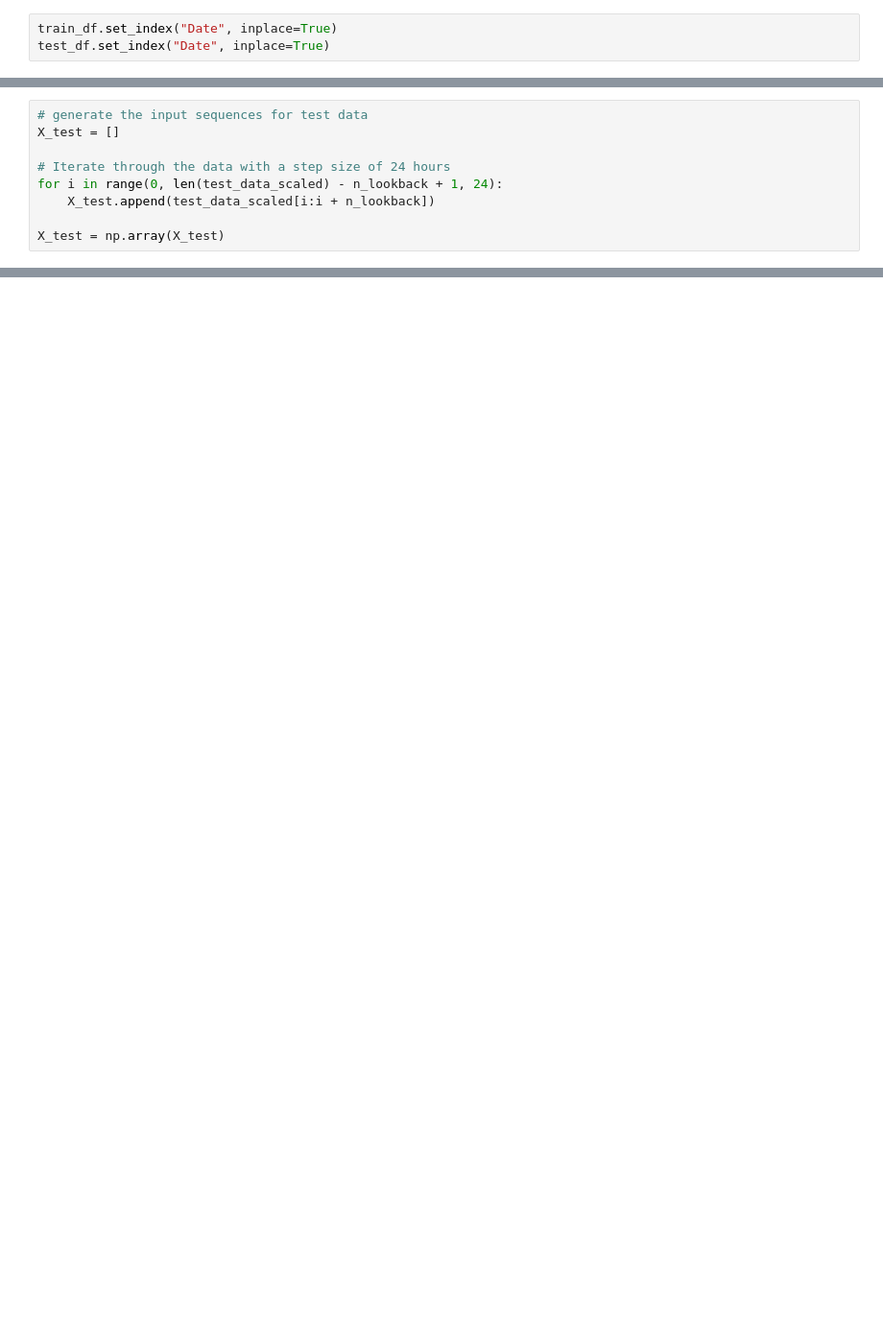
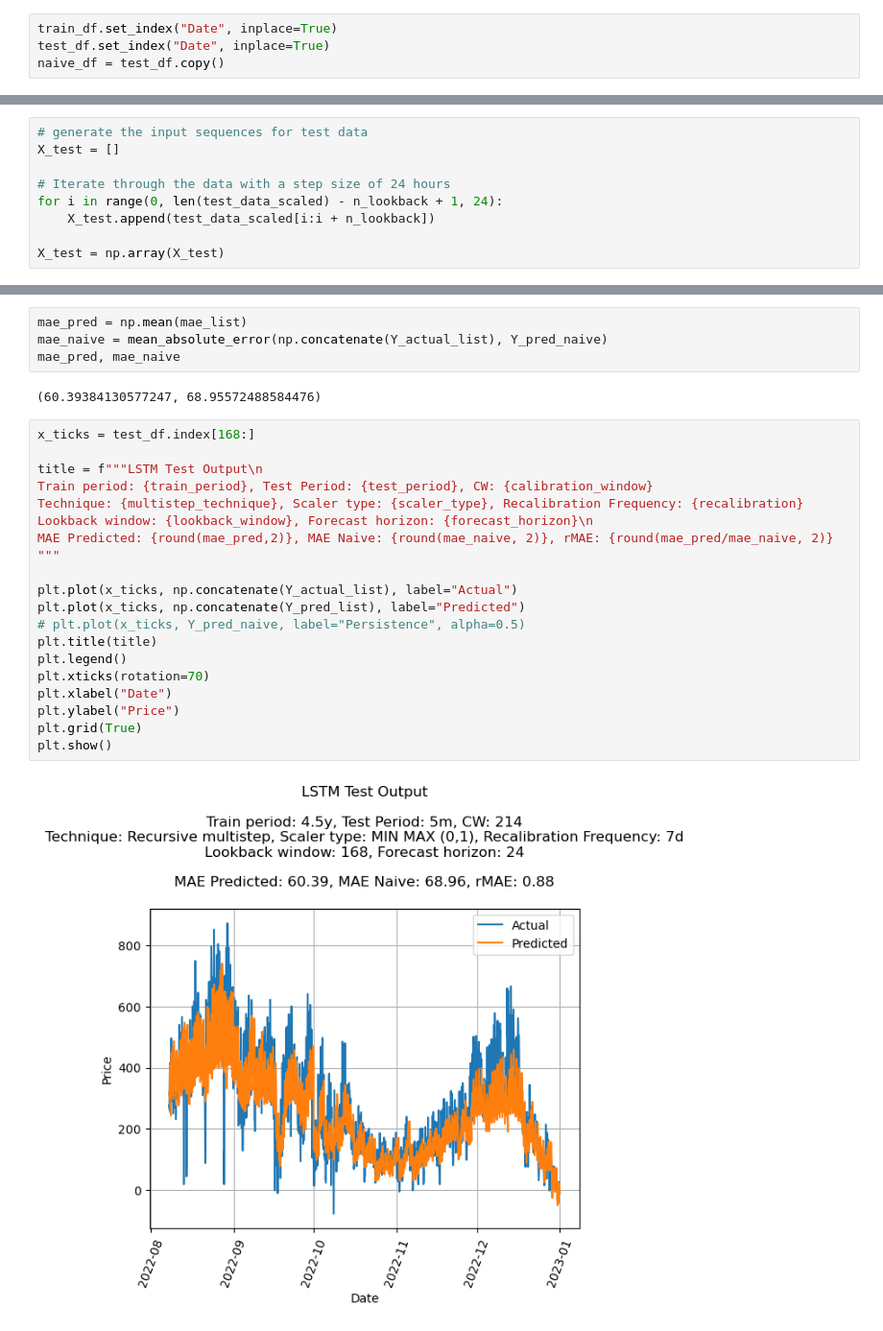
Before and after one commit to Nomercyme/DL-EPF, a Jupyter notebook: TensorFlow_LSTM.ipynb, the cells around one changed output, grey strips where cells are left out. Shown at 96% size. Drawn from its saved outputs; the diff is of its cells as text; blank space fills up the shorter version.

```diff
--- a/TensorFlow_LSTM.ipynb
+++ b/TensorFlow_LSTM.ipynb
@@ -45,6 +51,7 @@ plt.show()
 # %%
 train_df.set_index("Date", inplace=True)
 test_df.set_index("Date", inplace=True)
+naive_df = test_df.copy()
 # %%
 train_df = train_df["Price"]
 test_df = test_df["Price"]
@@ -97,0 +257,28 @@ Y_pred_naive[:-168].shape
+# %%
+mae_pred = np.mean(mae_list)
+mae_naive = mean_absolute_error(np.concatenate(Y_actual_list), Y_pred_naive)
+mae_pred, mae_naive
+# %% [output]
+(60.39384130577247, 68.95572488584476)
+# %%
+x_ticks = test_df.index[168:]
+
+title = f"""LSTM Test Output\n
+Train period: {train_period}, Test Period: {test_period}, CW: {calibration_window}
+Technique: {multistep_technique}, Scaler type: {scaler_type}, Recalibration Frequency: {recalibration}
+Lookback window: {lookback_window}, Forecast horizon: {forecast_horizon}\n
+MAE Predicted: {round(mae_pred,2)}, MAE Naive: {round(mae_naive, 2)}, rMAE: {round(mae_pred/mae_naive, 2)}
+"""
+
+plt.plot(x_ticks, np.concatenate(Y_actual_list), label="Actual")
+plt.plot(x_ticks, np.concatenate(Y_pred_list), label="Predicted")
+# plt.plot(x_ticks, Y_pred_naive, label="Persistence", alpha=0.5)
+plt.title(title)
+plt.legend()
+plt.xticks(rotation=70)
+plt.xlabel("Date")
+plt.ylabel("Price")
+plt.grid(True)
+plt.show()
+# %% [output]
+[figure, added]
```
Also changed, not shown: parts of 28 cells of this notebook, 21 other files.
